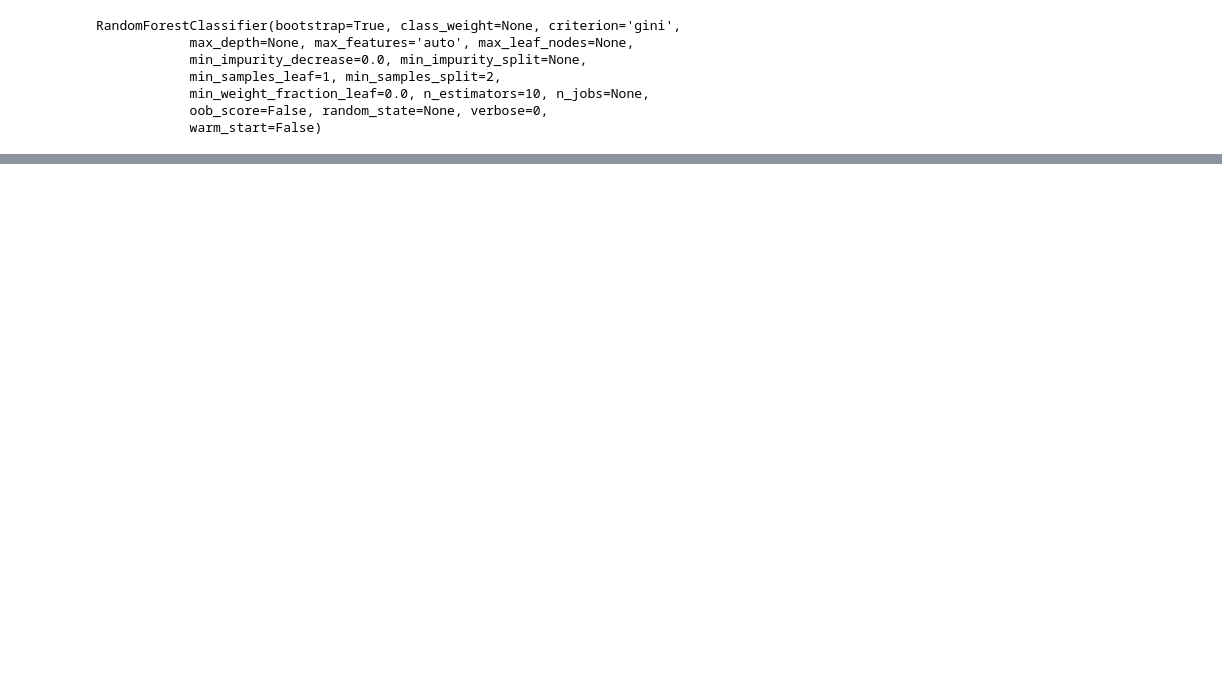
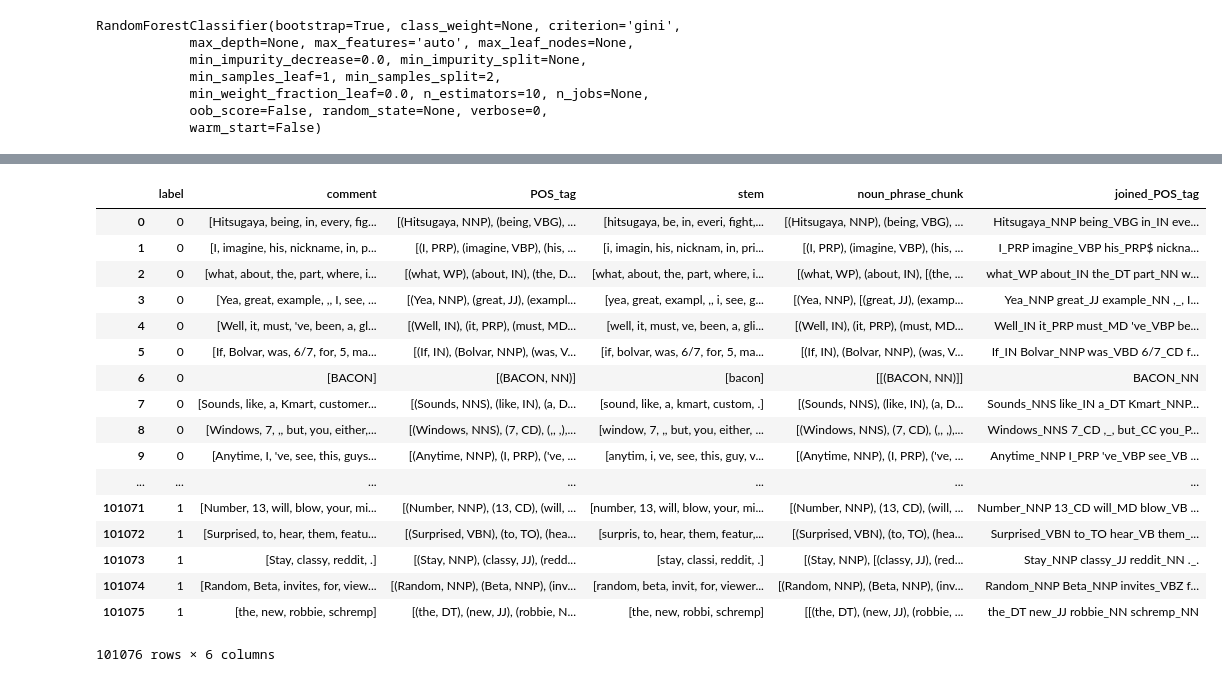
Before and after one commit to nourmansour/Sarcasm-on-Reddit, a Jupyter notebook: Sarcastic Comments on Reddit - An Analysis.ipynb, the cells around one changed output, grey strips where cells are left out. Saved outputs shown, nothing was run; the diff lists cells and outputs as text; code cells hidden in the pictures; blank space fills up the shorter version.

```diff
--- a/Sarcastic Comments on Reddit - An Analysis.ipynb
+++ b/Sarcastic Comments on Reddit - An Analysis.ipynb
@@ -418,0 +412,4 @@ print(rf_clf.score(X_test, y_test))
+# %%
+np_chunking = "NP: {<DT>?<JJ>*<NN>}"
+chunk_parser = nltk.RegexpParser(np_chunking)
+chosen_data['noun_phrase_chunk'] = chosen_data['POS_tag'].apply(chunk_parser.parse)
@@ -418,0 +425,25 @@ print(rf_clf.score(X_test, y_test))
+# %%
+joined_tag = []
+for index, row in chosen_data.iterrows():
+    joined_tag.append(' '.join([word + "_" + pos for word, pos in row['POS_tag']]))
+chosen_data['joined_POS_tag'] = joined_tag.copy()
+chosen_data
+# %% [output]
+|  | label | comment | POS_tag | stem | noun_phrase_chunk | joined_POS_tag |
+| 0 | 0 | [Hitsugaya, being, in, every, fig... | [(Hitsugaya, NNP), (being, VBG), ... | [hitsugaya, be, in, everi, fight,... | [(Hitsugaya, NNP), (being, VBG), ... | Hitsugaya_NNP being_VBG in_IN eve... |
+| 1 | 0 | [I, imagine, his, nickname, in, p... | [(I, PRP), (imagine, VBP), (his, ... | [i, imagin, his, nicknam, in, pri... | [(I, PRP), (imagine, VBP), (his, ... | I_PRP imagine_VBP his_PRP$ nickna... |
+| 2 | 0 | [what, about, the, part, where, i... | [(what, WP), (about, IN), (the, D... | [what, about, the, part, where, i... | [(what, WP), (about, IN), [(the, ... | what_WP about_IN the_DT part_NN w... |
+| 3 | 0 | [Yea, great, example, ,, I, see, ... | [(Yea, NNP), (great, JJ), (exampl... | [yea, great, exampl, ,, i, see, g... | [(Yea, NNP), [(great, JJ), (examp... | Yea_NNP great_JJ example_NN ,_, I... |
+| 4 | 0 | [Well, it, must, 've, been, a, gl... | [(Well, IN), (it, PRP), (must, MD... | [well, it, must, ve, been, a, gli... | [(Well, IN), (it, PRP), (must, MD... | Well_IN it_PRP must_MD 've_VBP be... |
+| 5 | 0 | [If, Bolvar, was, 6/7, for, 5, ma... | [(If, IN), (Bolvar, NNP), (was, V... | [if, bolvar, was, 6/7, for, 5, ma... | [(If, IN), (Bolvar, NNP), (was, V... | If_IN Bolvar_NNP was_VBD 6/7_CD f... |
+| 6 | 0 | [BACON] | [(BACON, NN)] | [bacon] | [[(BACON, NN)]] | BACON_NN |
+| 7 | 0 | [Sounds, like, a, Kmart, customer... | [(Sounds, NNS), (like, IN), (a, D... | [sound, like, a, kmart, custom, .] | [(Sounds, NNS), (like, IN), (a, D... | Sounds_NNS like_IN a_DT Kmart_NNP... |
+| 8 | 0 | [Windows, 7, ,, but, you, either,... | [(Windows, NNS), (7, CD), (,, ,),... | [window, 7, ,, but, you, either, ... | [(Windows, NNS), (7, CD), (,, ,),... | Windows_NNS 7_CD ,_, but_CC you_P... |
+| 9 | 0 | [Anytime, I, 've, see, this, guys... | [(Anytime, NNP), (I, PRP), ('ve, ... | [anytim, i, ve, see, this, guy, v... | [(Anytime, NNP), (I, PRP), ('ve, ... | Anytime_NNP I_PRP 've_VBP see_VB ... |
+| ... | ... | ... | ... | ... | ... | ... |
+| 101071 | 1 | [Number, 13, will, blow, your, mi... | [(Number, NNP), (13, CD), (will, ... | [number, 13, will, blow, your, mi... | [(Number, NNP), (13, CD), (will, ... | Number_NNP 13_CD will_MD blow_VB ... |
+| 101072 | 1 | [Surprised, to, hear, them, featu... | [(Surprised, VBN), (to, TO), (hea... | [surpris, to, hear, them, featur,... | [(Surprised, VBN), (to, TO), (hea... | Surprised_VBN to_TO hear_VB them_... |
+| 101073 | 1 | [Stay, classy, reddit, .] | [(Stay, NNP), (classy, JJ), (redd... | [stay, classi, reddit, .] | [(Stay, NNP), [(classy, JJ), (red... | Stay_NNP classy_JJ reddit_NN ._. |
+| 101074 | 1 | [Random, Beta, invites, for, view... | [(Random, NNP), (Beta, NNP), (inv... | [random, beta, invit, for, viewer... | [(Random, NNP), (Beta, NNP), (inv... | Random_NNP Beta_NNP invites_VBZ f... |
+| 101075 | 1 | [the, new, robbie, schremp] | [(the, DT), (new, JJ), (robbie, N... | [the, new, robbi, schremp] | [[(the, DT), (new, JJ), (robbie, ... | the_DT new_JJ robbie_NN schremp_NN |
+101076 rows × 6 columns
```
Also changed, not shown: parts of 16 cells of this notebook.
